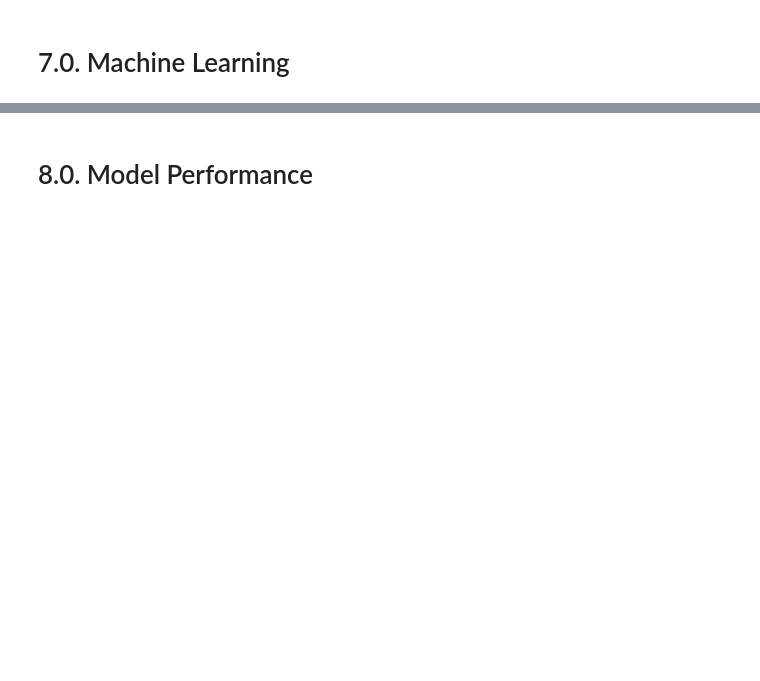
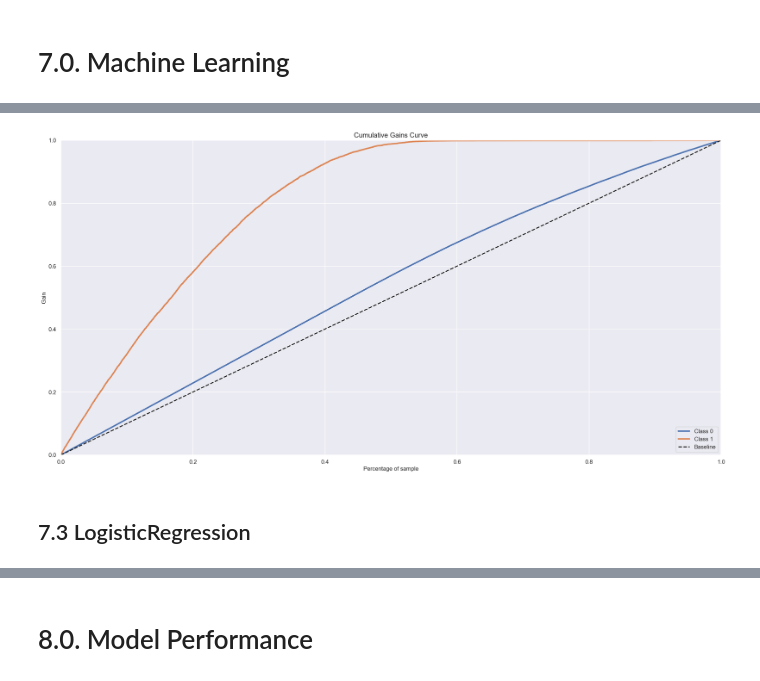
Before and after one commit to FernandoBatistaDS/LearningRank, a Jupyter notebook: main.ipynb, the cells around one changed output, grey strips where cells are left out. Saved outputs shown, nothing was run; the diff lists cells and outputs as text; code cells hidden in the pictures; blank space fills up the shorter version.

```diff
--- a/main.ipynb
+++ b/main.ipynb
@@ -418,0 +679,4 @@ plt.show()
+# %%
+# model = xgb.XGBRegressor(random_state=42)
+model       =   xgb.XGBClassifier(random_state=42)
+model.fit(X_train, y_train)
@@ -418,0 +695,9 @@ plt.show()
+# %%
+# Fazer previsões no conjunto de teste
+yhat_xgb = model.predict_proba(X_test)
+# %%
+skplt.metrics.plot_cumulative_gain( y_test, yhat_xgb );
+# %% [output]
+[figure, added]
+# %% [markdown]
+## 7.3 LogisticRegression
```
Also changed, not shown: parts of 55 cells of this notebook.
